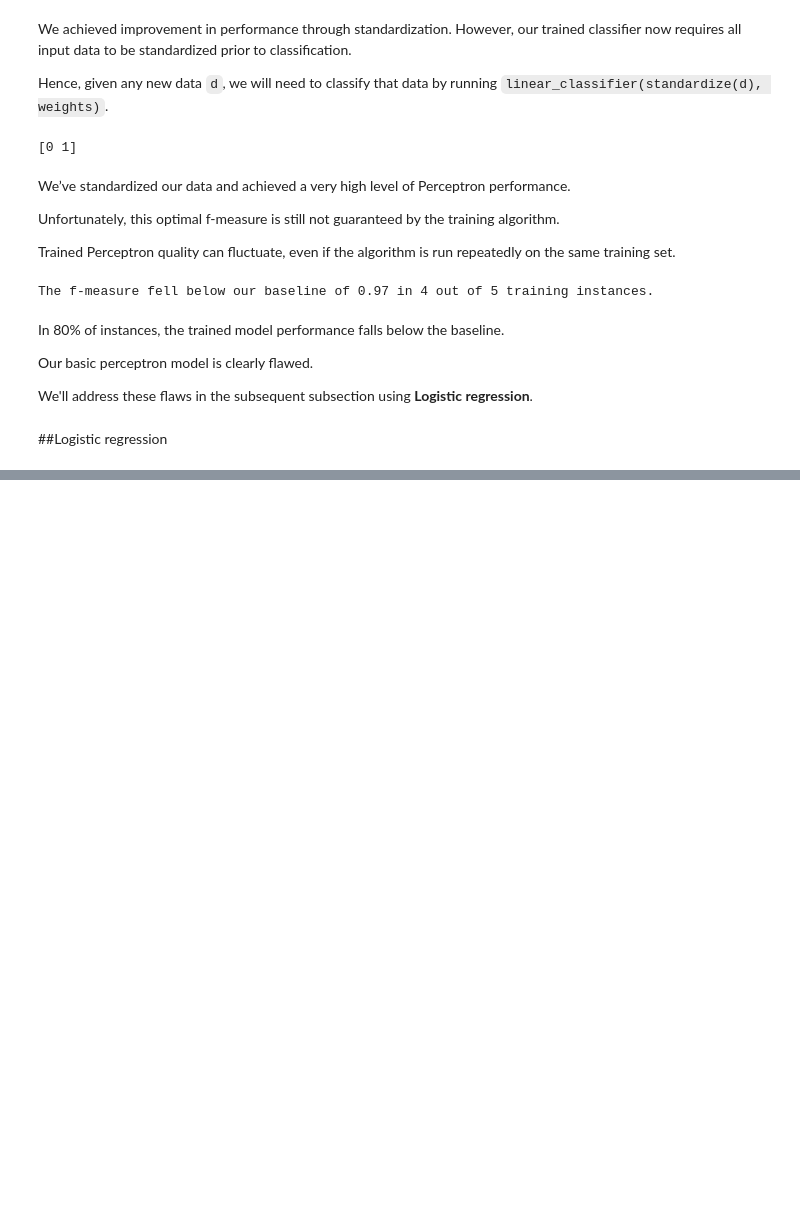
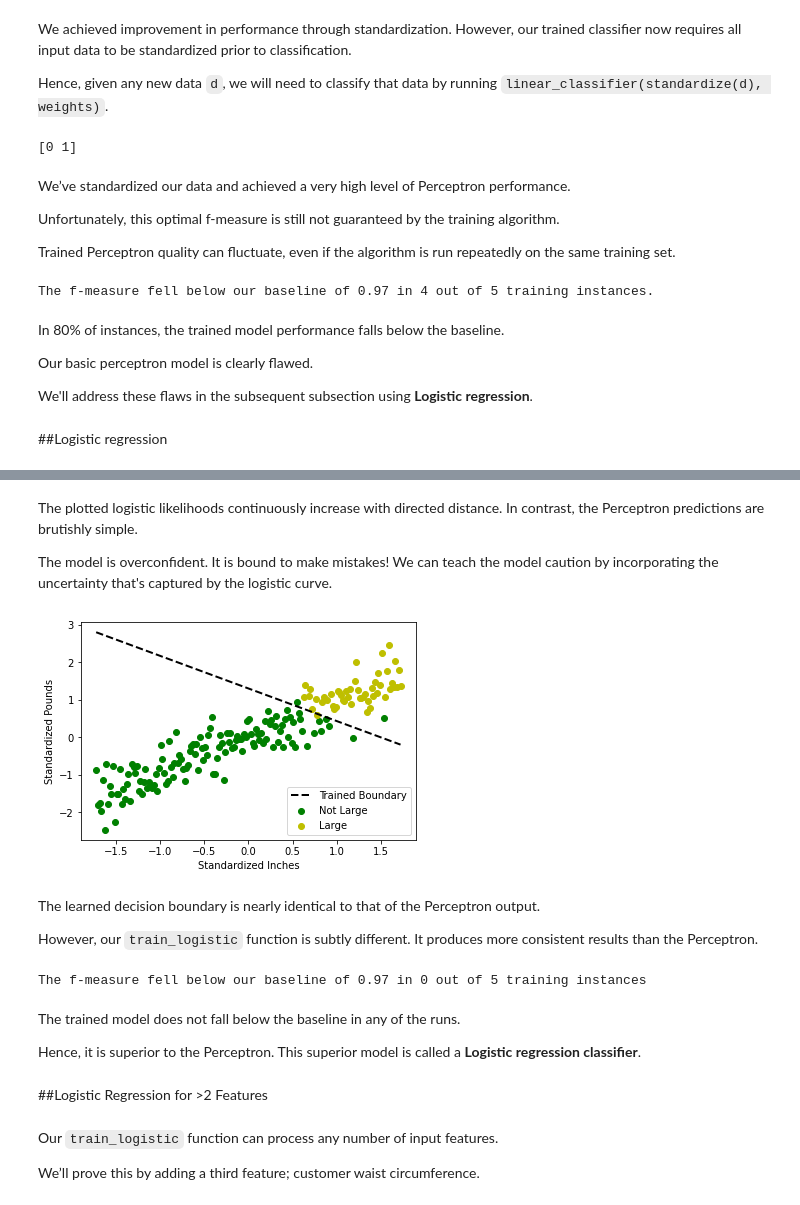
Before and after one commit to rahiakela/data-science-research-and-practice, a Jupyter notebook: data-science-bookcamp/case-study-5--predicting-future-friendships/04_linear_classifiers_with_logistic_regression.ipynb, the cells around one changed output, grey strips where cells are left out. Saved outputs shown, nothing was run; the diff lists cells and outputs as text; code cells hidden in the pictures; blank space fills up the shorter version.

```diff
--- a/data-science-bookcamp/case-study-5--predicting-future-friendships/04_linear_classifiers_with_logistic_regression.ipynb
+++ b/data-science-bookcamp/case-study-5--predicting-future-friendships/04_linear_classifiers_with_logistic_regression.ipynb
@@ -464,0 +522,40 @@ We'll address these flaws in the subsequent subsection using **Logistic regressi
+# %% [markdown]
+The plotted logistic likelihoods continuously increase with directed distance. In contrast, the Perceptron predictions are brutishly simple.
+
+The model is overconfident. It is bound to make mistakes! We can teach the model caution by incorporating the uncertainty that's captured by the logistic curve.
+# %%
+# Incorporating uncertainty into training
+np.random.seed(0)
+
+def logistic_model(v, weights):
+  return 1 / (1 + e ** -(weights @ v))
+
+def train_logistic(X, y):
+  return train(X, y, predict=logistic_model)
+
+logistic_weights = train_logistic(X_s, y)[0]
+plot_boundary(logistic_weights)
+# %% [output]
+[figure, added]
+# %% [markdown]
+The learned decision boundary is nearly identical to that of the Perceptron output.
+
+However, our `train_logistic` function is subtly different. It produces more consistent results than the Perceptron.
+# %%
+# Checking the logistic model’s training consistency
+np.random.seed(0)
+
+poor_train_count = sum([train_logistic(X_s, y)[1][-1] < 0.97 for _ in range(5)])
+print(f"The f-measure fell below our baseline of 0.97 in {poor_train_count} out of 5 training instances")
+# %% [output]
+The f-measure fell below our baseline of 0.97 in 0 out of 5 training instances
+# %% [markdown]
+The trained model does not fall below the baseline in any of the runs.
+
+Hence, it is superior to the Perceptron. This superior model is called a **Logistic regression classifier**.
+# %% [markdown]
+##Logistic Regression for >2 Features
+# %% [markdown]
+Our `train_logistic` function can process any number of input features.
+
+We’ll prove this by adding a third feature; customer waist circumference.
```
Also changed, not shown: parts of 8 cells of this notebook.
